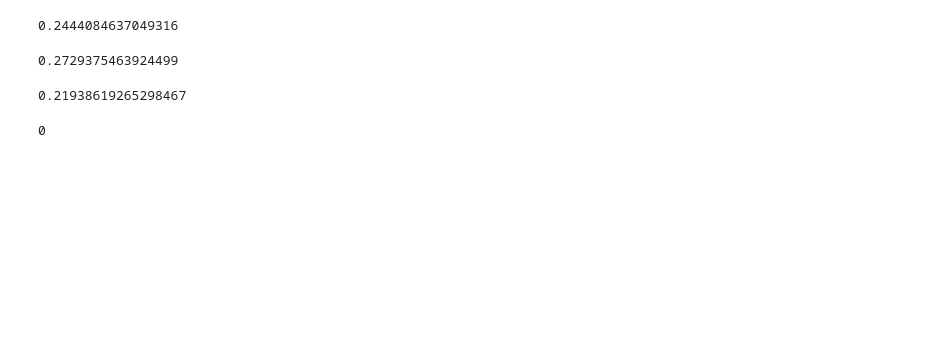
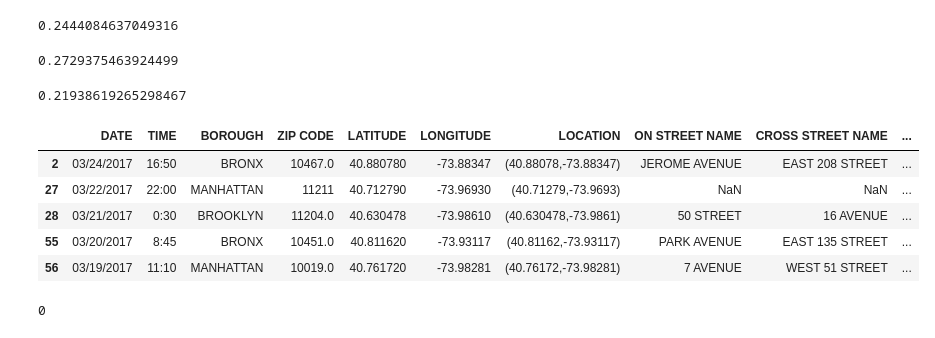
Before and after one commit to nealrea/collisionViz, a Jupyter notebook: data_exploration/avg_data.ipynb, the cells around one changed output. Cells and saved outputs as stored; diff of their text form; code cells hidden in the pictures; blank space fills up the shorter version.

```diff
--- a/data_exploration/avg_data.ipynb
+++ b/data_exploration/avg_data.ipynb
@@ -149,23 +154,7 @@ safety_index_peds
 bike_alone = collisions[((collisions['VEHICLE TYPE CODE 1'] == 'BICYCLE') & (collisions['VEHICLE TYPE CODE 2'].isnull() &
                                                                             collisions['VEHICLE TYPE CODE 3'].isnull() &
                                                                             collisions['VEHICLE TYPE CODE 4'].isnull() &
-                                                                            collisions['VEHICLE TYPE CODE 5'].isnull()) |
-                        (collisions['VEHICLE TYPE CODE 2'] == 'BICYCLE') & (collisions['VEHICLE TYPE CODE 1'].isnull() &
-                                                                            collisions['VEHICLE TYPE CODE 3'].isnull() &
-                                                                            collisions['VEHICLE TYPE CODE 4'].isnull() &
-                                                                            collisions['VEHICLE TYPE CODE 5'].isnull()) |
-                        (collisions['VEHICLE TYPE CODE 3'] == 'BICYCLE') & (collisions['VEHICLE TYPE CODE 2'].isnull() &
-                                                                            collisions['VEHICLE TYPE CODE 1'].isnull() &
-                                                                            collisions['VEHICLE TYPE CODE 4'].isnull() &
-                                                                            collisions['VEHICLE TYPE CODE 5'].isnull()) |
-                        (collisions['VEHICLE TYPE CODE 4'] == 'BICYCLE') & (collisions['VEHICLE TYPE CODE 2'].isnull() &
-                                                                            collisions['VEHICLE TYPE CODE 3'].isnull() &
-                                                                            collisions['VEHICLE TYPE CODE 1'].isnull() &
-                                                                            collisions['VEHICLE TYPE CODE 5'].isnull()) |
-                        (collisions['VEHICLE TYPE CODE 5'] == 'BICYCLE') & (collisions['VEHICLE TYPE CODE 2'].isnull() &
-                                                                            collisions['VEHICLE TYPE CODE 3'].isnull() &
-                                                                            collisions['VEHICLE TYPE CODE 4'].isnull() &
-                                                                            collisions['VEHICLE TYPE CODE 1'].isnull()))]
+                                                                            collisions['VEHICLE TYPE CODE 5'].isnull()))]
 bike_alone = bike_alone[bike_alone['NUMBER OF PEDESTRIANS INJURED'] == 0]
 bike_alone = bike_alone[bike_alone['CONTRIBUTING FACTOR VEHICLE 2'].isnull()]
 safety_index_bike_alone = bike_alone['Collision Rate'].mean()
@@ -174,6 +163,15 @@ if math.isnan(safety_index_bike_alone):
 safety_index_bike_alone
 # %% [output]
 0.21938619265298467
+# %%
+bike_alone.head()
+# %% [output]
+|  | DATE | TIME | BOROUGH | ZIP CODE | LATITUDE | LONGITUDE | LOCATION | ON STREET NAME | CROSS STREET NAME | ... |
+| 2 | 03/24/2017 | 16:50 | BRONX | 10467.0 | 40.880780 | -73.88347 | (40.88078,-73.88347) | JEROME AVENUE | EAST 208 STREET | ... |
+| 27 | 03/22/2017 | 22:00 | MANHATTAN | 11211 | 40.712790 | -73.96930 | (40.71279,-73.9693) | NaN | NaN | ... |
+| 28 | 03/21/2017 | 0:30 | BROOKLYN | 11204.0 | 40.630478 | -73.98610 | (40.630478,-73.9861) | 50 STREET | 16 AVENUE | ... |
+| 55 | 03/20/2017 | 8:45 | BRONX | 10451.0 | 40.811620 | -73.93117 | (40.81162,-73.93117) | PARK AVENUE | EAST 135 STREET | ... |
+| 56 | 03/19/2017 | 11:10 | MANHATTAN | 10019.0 | 40.761720 | -73.98281 | (40.76172,-73.98281) | 7 AVENUE | WEST 51 STREET | ... |
 # %%
 len(bike_alone[bike_alone['VEHICLE TYPE CODE 1'].isnull()])
 # %% [output]
```
Also changed, not shown: parts of 5 cells of this notebook.
